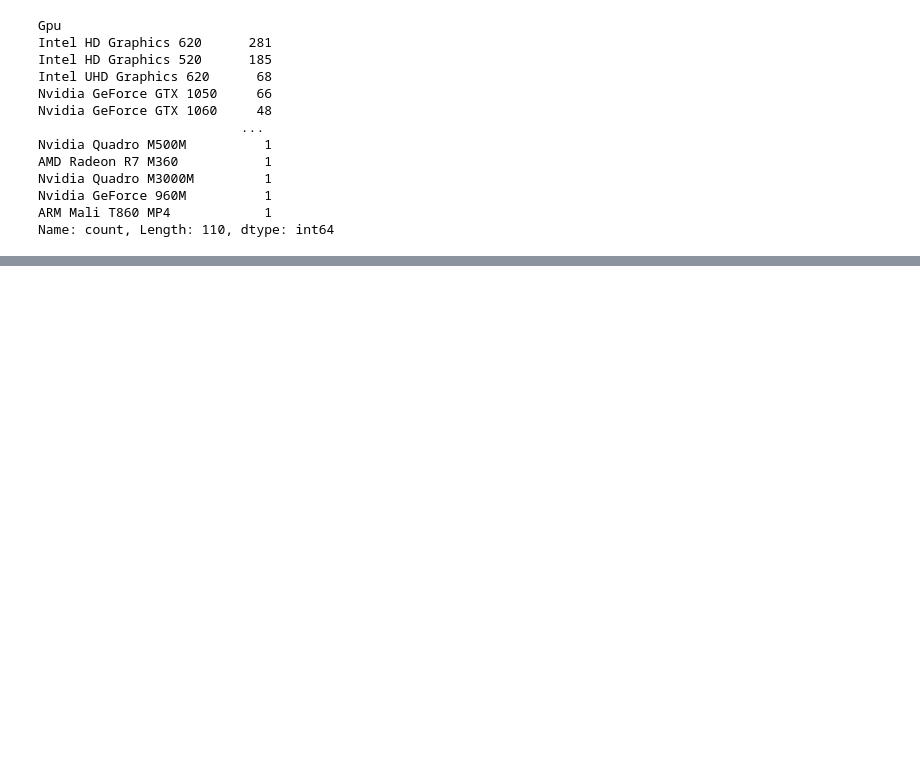
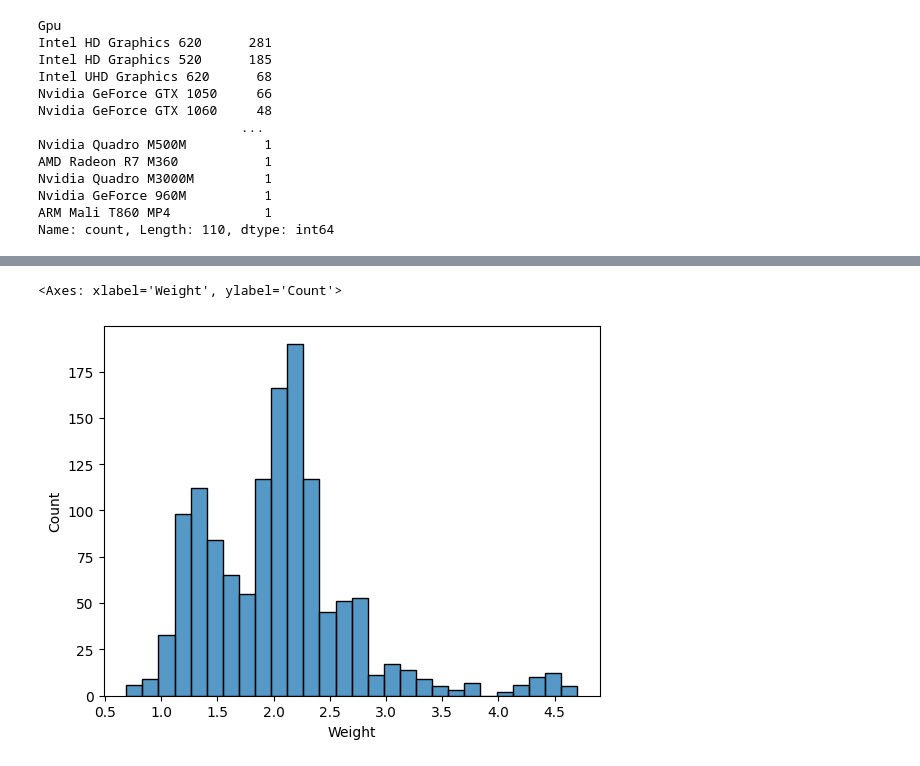
Before and after one commit to Siddhi-S-Thakur/ML---supervised_learning, a Jupyter notebook: LaptopPricePredictor.ipynb, the cells around one changed output, grey strips where cells are left out. Cells and saved outputs as stored; diff of their text form; code cells hidden in the pictures; blank space fills up the shorter version.

Commit message:
Only weight column left to be cleaned

```diff
--- a/LaptopPricePredictor.ipynb
+++ b/LaptopPricePredictor.ipynb
@@ -439,0 +461,10 @@ df.drop(columns=['Gpu'], inplace = True)
+# %%
+def cat_os(inp):
+    if inp == 'Windows 10' or inp == 'Windows 7' or inp =='Windows 10 S':
+        return 'Windows'
+    elif inp == 'macOS' or inp == 'Mac OS X':
+        return 'Mac'
+    else:
+        return 'Others / No OS / Linux'
+# %%
+df['OS'] = df['OpSys'].apply(cat_os)
@@ -439,0 +480,7 @@ df.drop(columns=['Gpu'], inplace = True)
+# %%
+df.drop(columns=['OpSys'], inplace = True)
+# %%
+sns.histplot(df['Weight'])
+# %% [output]
+<Axes: xlabel='Weight', ylabel='Count'>
+[figure, added]
```
Also changed, not shown: parts of 9 cells of this notebook.
